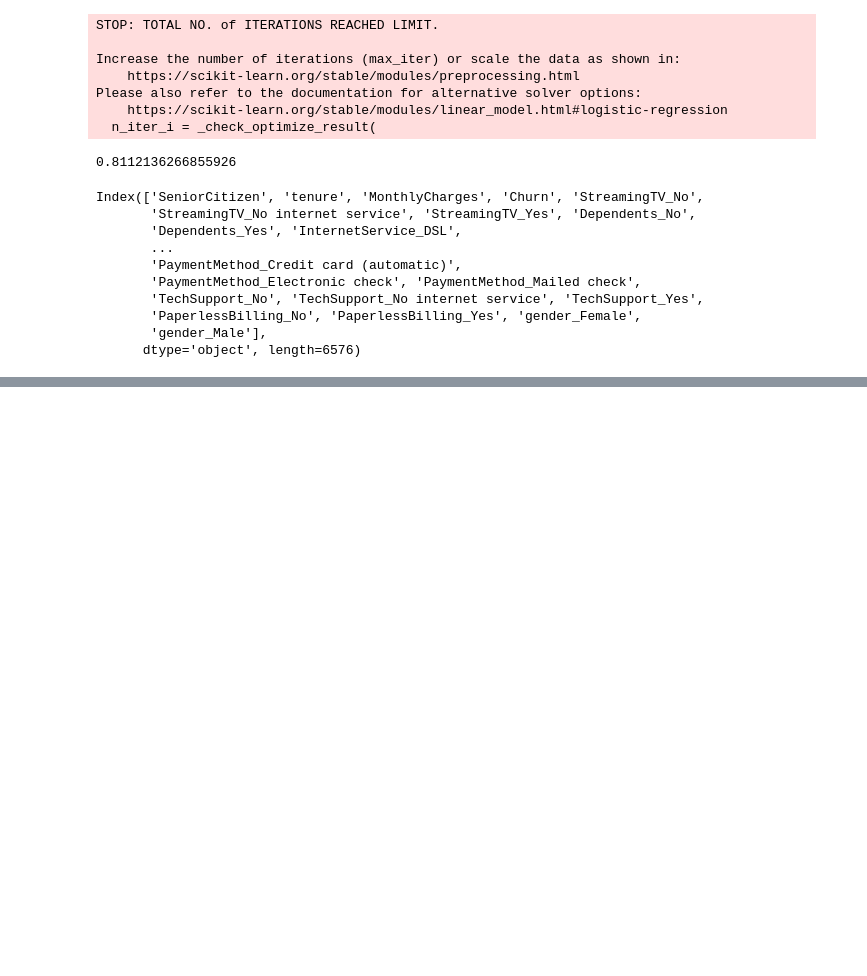
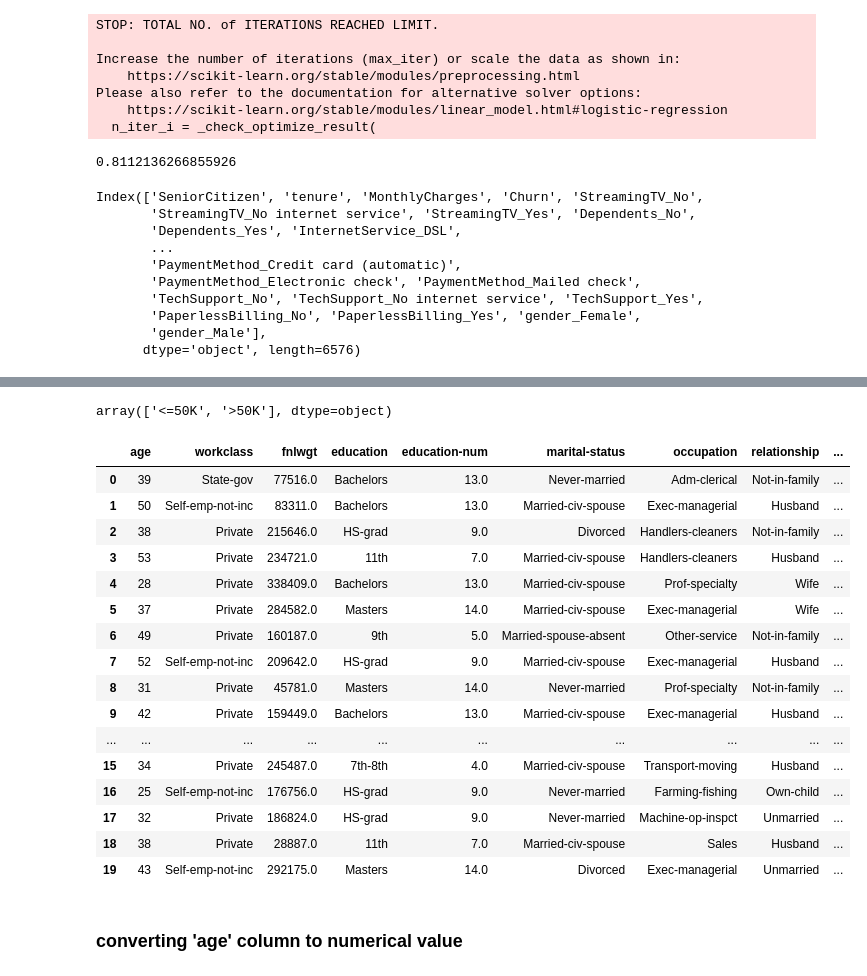
Before and after one commit to AJAkil/ML-Sessional, a Jupyter notebook: Assignment-1/exp.ipynb, the cells around one changed output, grey strips where cells are left out. Cells and saved outputs as stored; diff of their text form; code cells hidden in the pictures; blank space fills up the shorter version.

Commit message:
eda adult dataset

```diff
--- a/Assignment-1/exp.ipynb
+++ b/Assignment-1/exp.ipynb
@@ -589,0 +566,8 @@ df.head()
+# %%
+columns = ['age', 'workclass', 'fnlwgt', 'education', 'education-num', 'marital-status', 'occupation', 'relationship', 'race', 'sex', 'capital-gain', 'capital-loss', 'hours-per-week', 'native-country', 'income']
+train_df = pd.read_csv('./data/adult-dataset/adult.data', names=columns, header=None, sep=", ", engine='python')
+test_df = pd.read_csv('./data/adult-dataset/adult.test',  names=columns, header=None, sep=", ", engine='python')
+
+test_df['income'].replace(regex=True, to_replace=r'\.', value='', inplace=True)
+test_df.drop([0], inplace=True)
+test_df.head()
@@ -589,0 +581,3 @@ df.head()
+# %%
+df = pd.concat([train_df, test_df])
+df.reset_index(inplace = True, drop = True)
@@ -589,0 +604,3 @@ df.head()
+# %%
+# replacing all '?' with Nan
+df.replace('?', np.nan, inplace=True)
@@ -589,0 +643,28 @@ df.head()
+# %%
+df['income'].unique()
+# %% [output]
+array(['<=50K', '>50K'], dtype=object)
+# %%
+# converting the labels(y) to numeric labels
+label_encoder = preprocessing.LabelEncoder()
+df['income'] = label_encoder.fit_transform(df['income'])
+
+df.head(20)
+# %% [output]
+|  | age | workclass | fnlwgt | education | education-num | marital-status | occupation | relationship | ... |
+| 0 | 39 | State-gov | 77516.0 | Bachelors | 13.0 | Never-married | Adm-clerical | Not-in-family | ... |
+| 1 | 50 | Self-emp-not-inc | 83311.0 | Bachelors | 13.0 | Married-civ-spouse | Exec-managerial | Husband | ... |
+| 2 | 38 | Private | 215646.0 | HS-grad | 9.0 | Divorced | Handlers-cleaners | Not-in-family | ... |
+| 3 | 53 | Private | 234721.0 | 11th | 7.0 | Married-civ-spouse | Handlers-cleaners | Husband | ... |
+| 4 | 28 | Private | 338409.0 | Bachelors | 13.0 | Married-civ-spouse | Prof-specialty | Wife | ... |
+| 5 | 37 | Private | 284582.0 | Masters | 14.0 | Married-civ-spouse | Exec-managerial | Wife | ... |
+| 6 | 49 | Private | 160187.0 | 9th | 5.0 | Married-spouse-absent | Other-service | Not-in-family | ... |
+| 7 | 52 | Self-emp-not-inc | 209642.0 | HS-grad | 9.0 | Married-civ-spouse | Exec-managerial | Husband | ... |
+| 8 | 31 | Private | 45781.0 | Masters | 14.0 | Never-married | Prof-specialty | Not-in-family | ... |
+| 9 | 42 | Private | 159449.0 | Bachelors | 13.0 | Married-civ-spouse | Exec-managerial | Husband | ... |
+| ... | ... | ... | ... | ... | ... | ... | ... | ... | ... |
+| 15 | 34 | Private | 245487.0 | 7th-8th | 4.0 | Married-civ-spouse | Transport-moving | Husband | ... |
+| 16 | 25 | Self-emp-not-inc | 176756.0 | HS-grad | 9.0 | Never-married | Farming-fishing | Own-child | ... |
+| 17 | 32 | Private | 186824.0 | HS-grad | 9.0 | Never-married | Machine-op-inspct | Unmarried | ... |
+| 18 | 38 | Private | 28887.0 | 11th | 7.0 | Married-civ-spouse | Sales | Husband | ... |
+| 19 | 43 | Self-emp-not-inc | 292175.0 | Masters | 14.0 | Divorced | Exec-managerial | Unmarried | ... |
@@ -589,0 +675,2 @@ df.head()
+# %% [markdown]
+### converting 'age' column to numerical value
```
Also changed, not shown: parts of 12 cells of this notebook.
